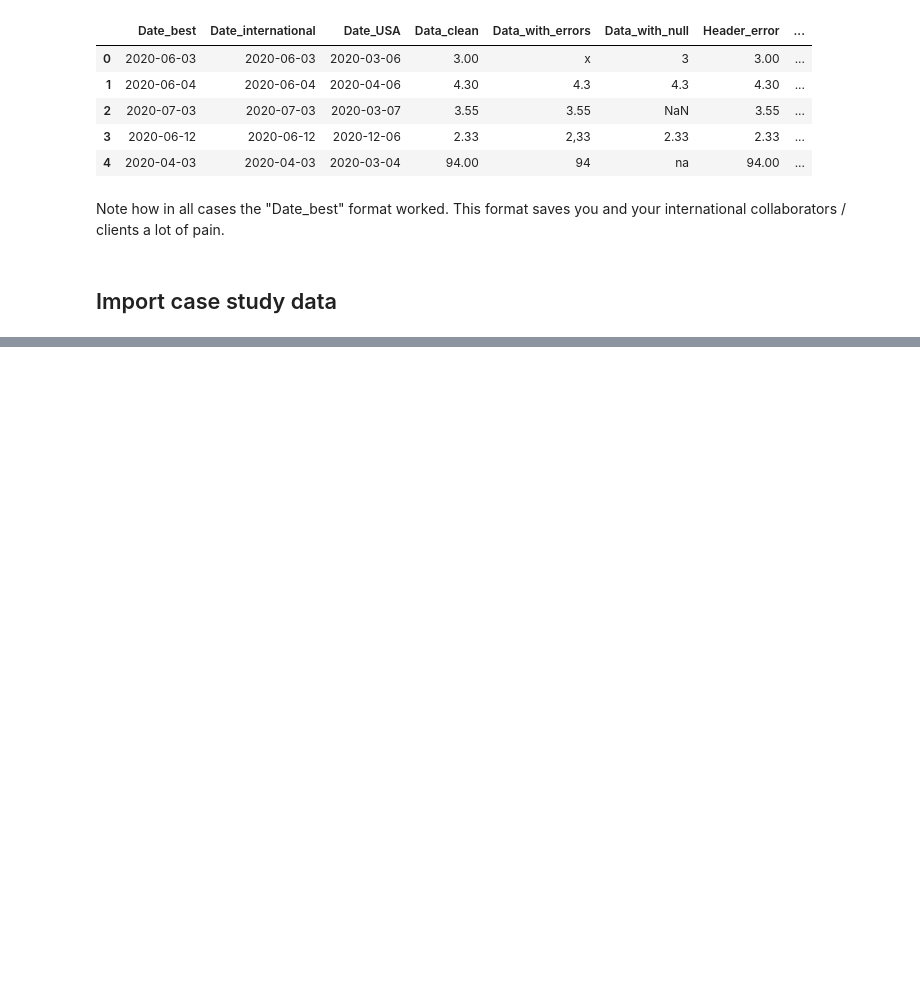
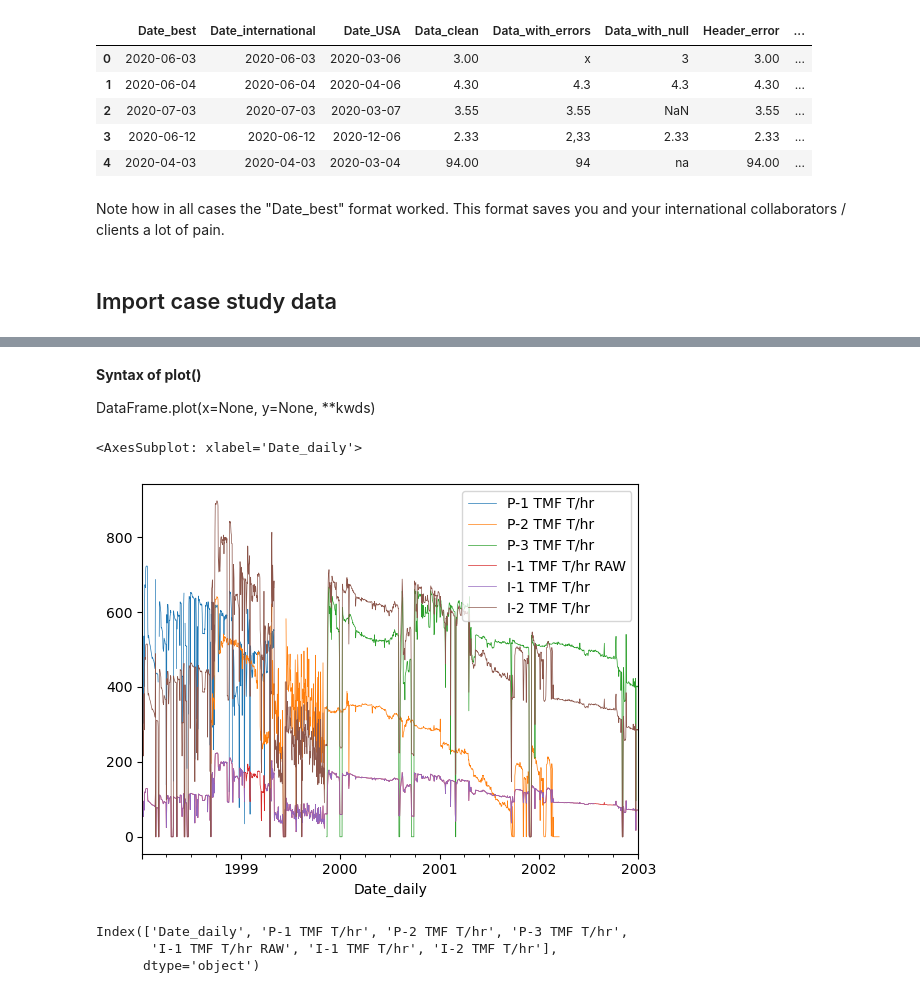
Before and after one commit to ICWallis/Stanford-Geothermal-Python-Sessions--Intermediate, a Jupyter notebook: 1-Data-handling.ipynb, the cells around one changed output, grey strips where cells are left out. Cells and saved outputs as stored; diff of their text form; code cells hidden in the pictures; blank space fills up the shorter version.

Commit message:
Make case study data

```diff
--- a/1-Data-handling.ipynb
+++ b/1-Data-handling.ipynb
@@ -148,3 +149,5 @@ df_errors_from_csv
 Note how in all cases the "Date_best" format worked. This format saves you and your international collaborators / clients a lot of pain.
 # %% [markdown]
 ## Import case study data
+# %%
+well_data = pd.read_excel(r'1-Data-case-study.xlsx', sheet_name='ops_data')
@@ -150,0 +170,21 @@ Note how in all cases the "Date_best" format worked. This format saves you and y
+# %% [markdown]
+**Syntax of plot()**
+
+DataFrame.plot(x=None, y=None, **kwds)
+# %%
+well_data.plot(
+    x='Date_daily',
+    #marker='.',
+    linewidth=0.5
+    )
+
+#well_data.plot.scatter(x='Date_daily')
+# %% [output]
+<AxesSubplot: xlabel='Date_daily'>
+[figure, added]
+# %%
+well_data.columns
+# %% [output]
+Index(['Date_daily', 'P-1 TMF T/hr', 'P-2 TMF T/hr', 'P-3 TMF T/hr',
+       'I-1 TMF T/hr RAW', 'I-1 TMF T/hr', 'I-2 TMF T/hr'],
+      dtype='object')
```
Also changed, not shown: parts of 6 cells of this notebook, 1 other file.
